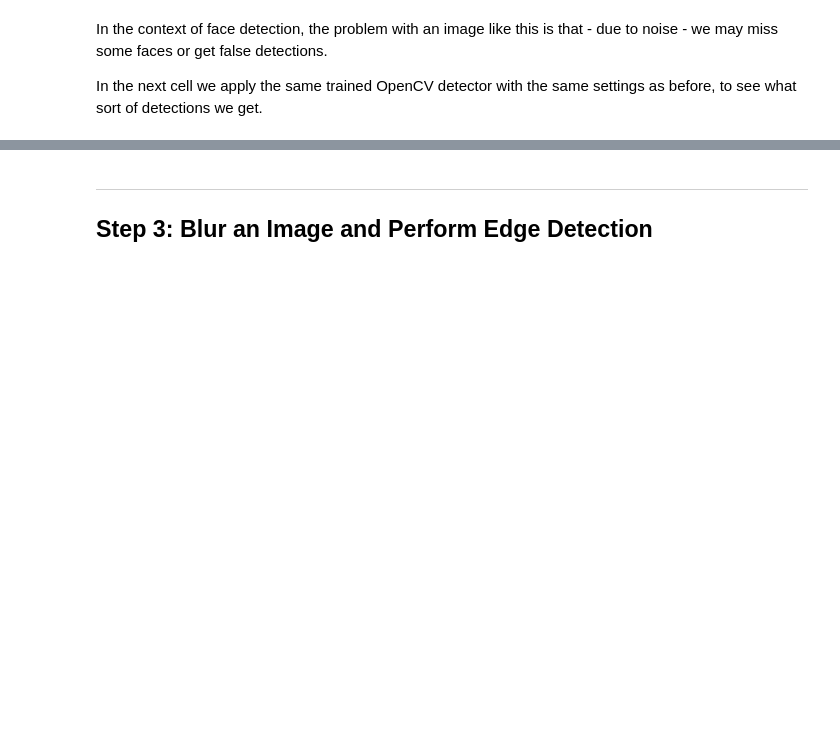
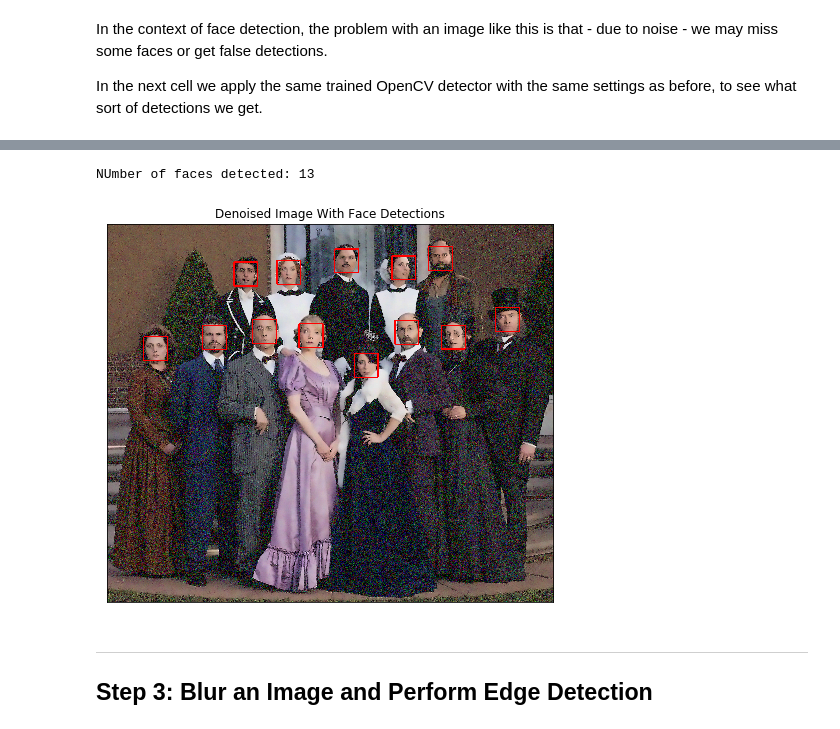
Before and after one commit to pdagger/Udacity-AI, a Jupyter notebook: CV_project.ipynb, the cells around one changed output, grey strips where cells are left out. Saved outputs shown, nothing was run; the diff lists cells and outputs as text; code cells hidden in the pictures; blank space fills up the shorter version.

```diff
--- a/CV_project.ipynb
+++ b/CV_project.ipynb
@@ -447,3 +456,37 @@ denoised_image = # your final de-noised image (should be RGB)
+# %%
+## TODO: Run the face detector on the de-noised image to improve your detections and display the result
+
+# Convert RGB to gray
+gray_denoise = cv2.cvtColor(denoised_image, cv2.COLOR_RGB2GRAY)
+
+# Extract pre-trained face detector
+face_cascade = cv2.CascadeClassifier('detector_architectures/haarcascade_frontalface_default.xml')
+
+# Detect faces
+faces = face_cascade.detectMultiScale(gray_denoise, 4, 6)
+
+# Print number of faces detected
+print('NUmber of faces detected:', len(faces))
+
+# Image copy to draw rectangles on detected faces
+image_with_detections = np.copy(denoised_image)
+
+# Get faces' bounding boxes
+for x, y, w, h in faces:
+    # Add red box to face
+    cv2.rectangle(image_with_detections, (x,y), (x+w,y+h), (255,0,0), 3)
+
+# Display image and face boxes
+fig = plt.figure(figsize=(8,8))
+ax1 = fig.add_subplot(111)
+ax1.set_xticks([])
+ax1.set_yticks([])
+
+ax1.set_title('Denoised Image With Face Detections')
+_ = ax1.imshow(image_with_detections)
+# %% [output]
+NUmber of faces detected: 13
+[figure, added]
 # %% [markdown]
 ---
 <a id='step3'></a>
```
Also changed, not shown: parts of 11 cells of this notebook.
